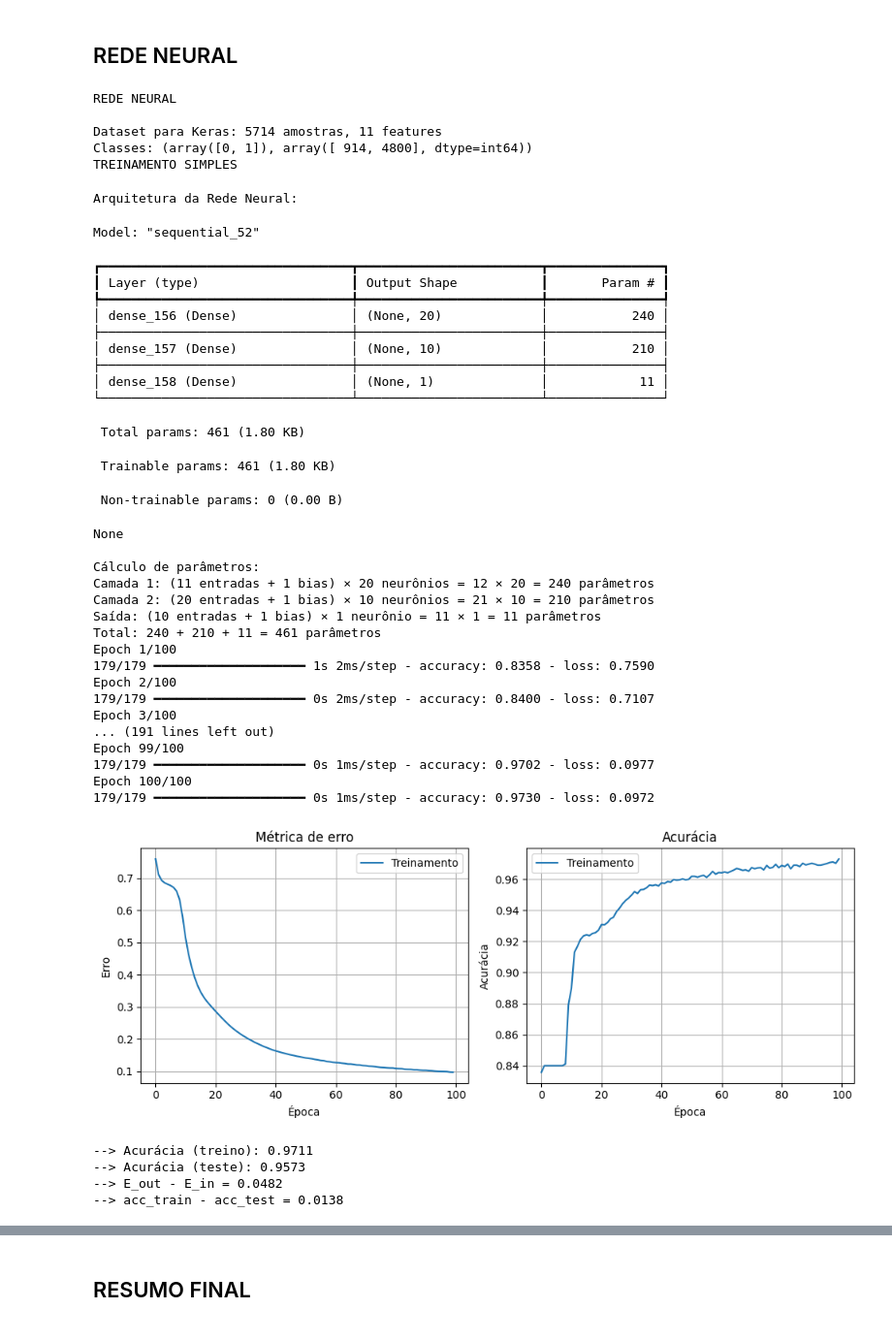
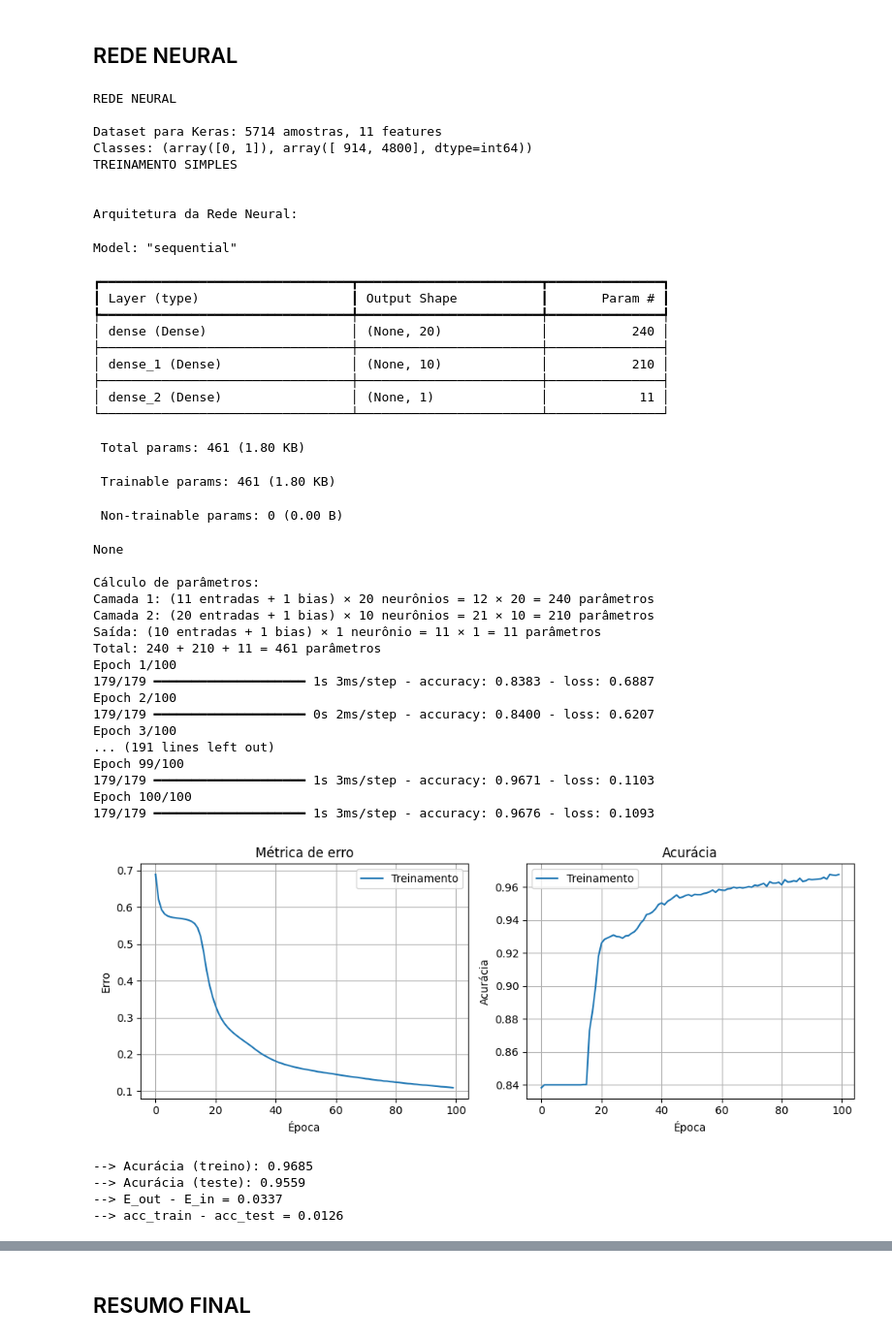
Before and after one commit to HumbertoNunesLira/Analise-de-dados-do-setor-financeiro-do-municipio-de-Teixeira-PB, a Jupyter notebook: projeto.ipynb, the cells around one changed output, grey strips where cells are left out. Shown at 97% size. Cells and saved outputs as stored; diff of their text form; code cells hidden in the pictures.

```diff
--- a/projeto.ipynb
+++ b/projeto.ipynb
@@ -1531,7 +1602,7 @@ print("Saída: (10 entradas + 1 bias) × 1 neurônio = 11 × 1 = 11 parâmetros"
 print("Total: 240 + 210 + 11 = 461 parâmetros")
 
 # Treinamento
-class_weights = {0: 2, 1: 1}
+class_weights = {0: 1.5 , 1: 1}
 history = model.fit(X, y_keras, epochs=100, batch_size=BATCH_SIZE, class_weight=class_weights)
 
 # Plot da curva de treinamento
@@ -1541,69 +1612,71 @@ plt.plot(history.history['loss'])
 plt.title('Métrica de erro')
 plt.ylabel('Erro')
 plt.xlabel('Época')
 plt.legend(['Treinamento'])
 plt.grid(True)
 
 plt.subplot(1, 2, 2)
 plt.plot(history.history['accuracy'])
 plt.title('Acurácia')
 plt.ylabel('Acurácia')
 plt.xlabel('Época')
 plt.legend(['Treinamento'])
 plt.grid(True)
 plt.tight_layout()
 plt.show()
 
 # Obtendo métricas
 E_in, acc_train = model.evaluate(X, y_keras, batch_size=BATCH_SIZE, verbose=0)
 E_out, acc_test = model.evaluate(X_balanceado_test_scaled, y_test_keras, batch_size=BATCH_SIZE, verbose=0)
 
 print(f'\n--> Acurácia (treino): {acc_train:.4f}')
 print(f'--> Acurácia (teste): {acc_test:.4f}')
 print(f"--> E_out - E_in = {E_out - E_in:.4f}")
 print(f"--> acc_train - acc_test = {acc_train - acc_test:.4f}")
 # %% [output]
 REDE NEURAL
 
 Dataset para Keras: 5714 amostras, 11 features
 Classes: (array([0, 1]), array([ 914, 4800], dtype=int64))
 TREINAMENTO SIMPLES
+
+
+Arquitetura da Rede Neural:
-Arquitetura da Rede Neural:
+Model: "sequential"
-Model: "sequential_52"
+┏━━━━━━━━━━━━━━━━━━━━━━━━━━━━━━━━━┳━━━━━━━━━━━━━━━━━━━━━━━━┳━━━━━━━━━━━━━━━┓
+┃ Layer (type)                    ┃ Output Shape           ┃       Param # ┃
+┡━━━━━━━━━━━━━━━━━━━━━━━━━━━━━━━━━╇━━━━━━━━━━━━━━━━━━━━━━━━╇━━━━━━━━━━━━━━━┩
+│ dense (Dense)                   │ (None, 20)             │           240 │
+├─────────────────────────────────┼────────────────────────┼───────────────┤
+│ dense_1 (Dense)                 │ (None, 10)             │           210 │
+├─────────────────────────────────┼────────────────────────┼───────────────┤
+│ dense_2 (Dense)                 │ (None, 1)              │            11 │
+└─────────────────────────────────┴────────────────────────┴───────────────┘
-┏━━━━━━━━━━━━━━━━━━━━━━━━━━━━━━━━━┳━━━━━━━━━━━━━━━━━━━━━━━━┳━━━━━━━━━━━━━━━┓
-┃ Layer (type)                    ┃ Output Shape           ┃       Param # ┃
-┡━━━━━━━━━━━━━━━━━━━━━━━━━━━━━━━━━╇━━━━━━━━━━━━━━━━━━━━━━━━╇━━━━━━━━━━━━━━━┩
-│ dense_156 (Dense)               │ (None, 20)             │           240 │
-├─────────────────────────────────┼────────────────────────┼───────────────┤
-│ dense_157 (Dense)               │ (None, 10)             │           210 │
-├─────────────────────────────────┼────────────────────────┼───────────────┤
-│ dense_158 (Dense)               │ (None, 1)              │            11 │
-└─────────────────────────────────┴────────────────────────┴───────────────┘
+ Total params: 461 (1.80 KB)
- Total params: 461 (1.80 KB)
+ Trainable params: 461 (1.80 KB)
- Trainable params: 461 (1.80 KB)
+ Non-trainable params: 0 (0.00 B)
- Non-trainable params: 0 (0.00 B)
+None
+
+Cálculo de parâmetros:
+Camada 1: (11 entradas + 1 bias) × 20 neurônios = 12 × 20 = 240 parâmetros
+Camada 2: (20 entradas + 1 bias) × 10 neurônios = 21 × 10 = 210 parâmetros
+Saída: (10 entradas + 1 bias) × 1 neurônio = 11 × 1 = 11 parâmetros
+Total: 240 + 210 + 11 = 461 parâmetros
+Epoch 1/100
+179/179 ━━━━━━━━━━━━━━━━━━━━ 1s 3ms/step - accuracy: 0.8383 - loss: 0.6887
+Epoch 2/100
+179/179 ━━━━━━━━━━━━━━━━━━━━ 0s 2ms/step - accuracy: 0.8400 - loss: 0.6207
+Epoch 3/100
+... (191 lines left out)
+Epoch 99/100
+179/179 ━━━━━━━━━━━━━━━━━━━━ 1s 3ms/step - accuracy: 0.9671 - loss: 0.1103
+Epoch 100/100
+179/179 ━━━━━━━━━━━━━━━━━━━━ 1s 3ms/step - accuracy: 0.9676 - loss: 0.1093
+[figure, new version]
-None
-
-Cálculo de parâmetros:
-Camada 1: (11 entradas + 1 bias) × 20 neurônios = 12 × 20 = 240 parâmetros
-Camada 2: (20 entradas + 1 bias) × 10 neurônios = 21 × 10 = 210 parâmetros
-Saída: (10 entradas + 1 bias) × 1 neurônio = 11 × 1 = 11 parâmetros
-Total: 240 + 210 + 11 = 461 parâmetros
-Epoch 1/100
-179/179 ━━━━━━━━━━━━━━━━━━━━ 1s 2ms/step - accuracy: 0.8358 - loss: 0.7590
-Epoch 2/100
-179/179 ━━━━━━━━━━━━━━━━━━━━ 0s 2ms/step - accuracy: 0.8400 - loss: 0.7107
-Epoch 3/100
-... (191 lines left out)
-Epoch 99/100
-179/179 ━━━━━━━━━━━━━━━━━━━━ 0s 1ms/step - accuracy: 0.9702 - loss: 0.0977
-Epoch 100/100
-179/179 ━━━━━━━━━━━━━━━━━━━━ 0s 1ms/step - accuracy: 0.9730 - loss: 0.0972
+--> Acurácia (treino): 0.9685
+--> Acurácia (teste): 0.9559
+--> E_out - E_in = 0.0337
+--> acc_train - acc_test = 0.0126
-[figure, old version]
---> Acurácia (treino): 0.9711
---> Acurácia (teste): 0.9573
---> E_out - E_in = 0.0482
---> acc_train - acc_test = 0.0138
 # %%
 print("TREINAMENTO COM VALIDAÇÃO")
 print()
```
Also changed, not shown: parts of 9 cells of this notebook.
